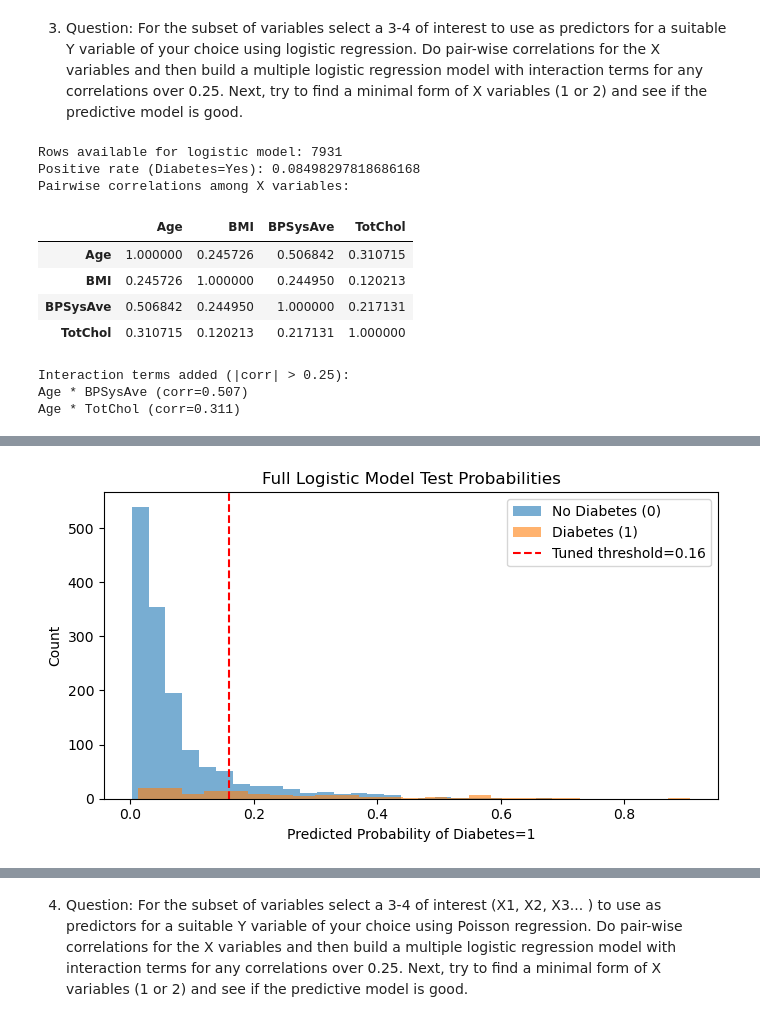
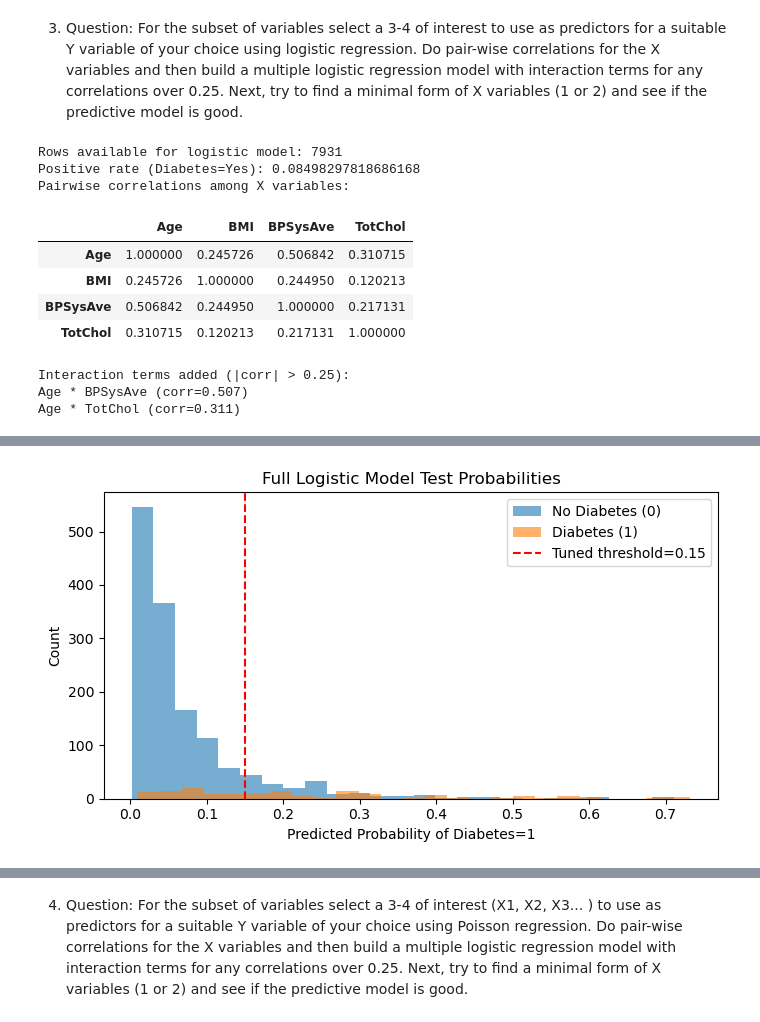
Before and after one commit to RentoSaijo/COM328, a Jupyter notebook: Homework3.ipynb, the cells around one changed output, grey strips where cells are left out. Saved outputs shown, nothing was run; the diff lists cells and outputs as text; code cells hidden in the pictures.

```diff
--- a/Homework3.ipynb
+++ b/Homework3.ipynb
@@ -264,7 +300,8 @@ print('Pairwise correlations among X variables:')
 display(log_corr)
 
 # Add interactions for |corr| > 0.25.
-log_X_full = log_df[log_x].copy()
+log_model_df = log_df.copy()
+log_features_full = log_x.copy()
 log_interactions = []
 for i in range(len(log_x)):
     for j in range(i + 1, len(log_x)):
@@ -272,7 +309,8 @@ for i in range(len(log_x)):
         if abs(r) > 0.25:
             a, b = log_x[i], log_x[j]
             new_col = f'{a}_x_{b}'
-            log_X_full[new_col] = log_X_full[a] * log_X_full[b]
+            log_model_df[new_col] = log_model_df[a] * log_model_df[b]
+            log_features_full += [new_col]
             log_interactions.append((a, b, float(r)))
 print('Interaction terms added (|corr| > 0.25):')
 for a, b, r in log_interactions:
@@ -292,7 +330,6 @@ def evaluate_logistic(y_true, prob, threshold):
         'fn': int(confusion_matrix(y_true, pred)[1, 0]),
         'tp': int(confusion_matrix(y_true, pred)[1, 1])
     }
-
 def best_threshold_by_f1(y_true, prob):
     grid = np.linspace(0.05, 0.50, 46)
     best_t = 0.50
@@ -304,16 +341,13 @@ def best_threshold_by_f1(y_true, prob):
             best_t = t
     return float(best_t)
 
-
-# Train/test split (80/20).
-X_train, X_test, y_train, y_test = train_test_split(
-    log_X_full,
-    log_df['Diabetes_num'].astype(int),
-    test_size=0.2,
-    random_state=328,
-    stratify=log_df['Diabetes_num'].astype(int)
-)
-log_full = LogisticRegression(solver='liblinear', max_iter=3000).fit(X_train, y_train)
+# Partition (at least 20% test) using CH04 convention.
+train_idx, test_idx = partition_by_key(log_model_df, log_features_full, ['Diabetes_num'], split=0.2)
+X_train = log_model_df.loc[train_idx, log_features_full]
+X_test = log_model_df.loc[test_idx, log_features_full]
+y_train = log_model_df.loc[train_idx, 'Diabetes_num'].astype(int)
+y_test = log_model_df.loc[test_idx, 'Diabetes_num'].astype(int)
+log_full = LogisticRegression(C=1.0, solver='liblinear', max_iter=3000).fit(X_train, y_train)
 proba_train = log_full.predict_proba(X_train)[:, 1]
 proba_test = log_full.predict_proba(X_test)[:, 1]
 best_t_full = best_threshold_by_f1(y_train, proba_train)
@@ -329,14 +363,12 @@ full_tuned['auc'] = float(auc_full)
 log_x_min = ['Age', 'BMI']
 log_df_min = NHANES[['Diabetes'] + log_x_min].dropna().copy()
 log_df_min['Diabetes_num'] = log_df_min['Diabetes'].map({'No': 0, 'Yes': 1})
-X_train_min, X_test_min, y_train_min, y_test_min = train_test_split(
-    log_df_min[log_x_min],
-    log_df_min['Diabetes_num'].astype(int),
-    test_size=0.2,
-    random_state=328,
-    stratify=log_df_min['Diabetes_num'].astype(int)
-)
-log_min = LogisticRegression(solver='liblinear', max_iter=3000).fit(X_train_min, y_train_min)
+train_idx_min, test_idx_min = partition_by_key(log_df_min, log_x_min, ['Diabetes_num'], split=0.2)
+X_train_min = log_df_min.loc[train_idx_min, log_x_min]
+X_test_min = log_df_min.loc[test_idx_min, log_x_min]
+y_train_min = log_df_min.loc[train_idx_min, 'Diabetes_num'].astype(int)
+y_test_min = log_df_min.loc[test_idx_min, 'Diabetes_num'].astype(int)
+log_min = LogisticRegression(C=1.0, solver='liblinear', max_iter=3000).fit(X_train_min, y_train_min)
 proba_train_min = log_min.predict_proba(X_train_min)[:, 1]
 proba_test_min = log_min.predict_proba(X_test_min)[:, 1]
 best_t_min = best_threshold_by_f1(y_train_min, proba_train_min)
@@ -383,2 +415,2 @@ Age * TotChol (corr=0.311)
-[figure, old version]
+[figure, new version]
 # %% [markdown]
```
Also changed, not shown: parts of 7 cells of this notebook.
